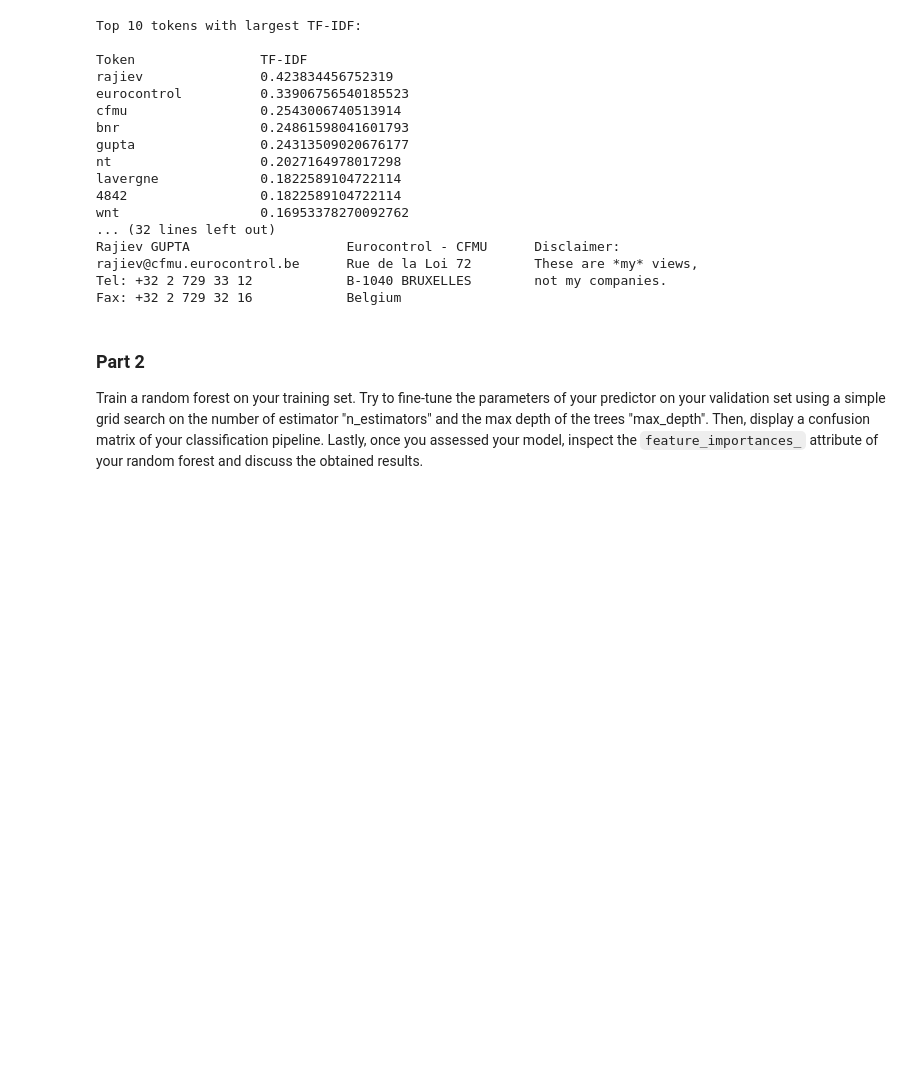
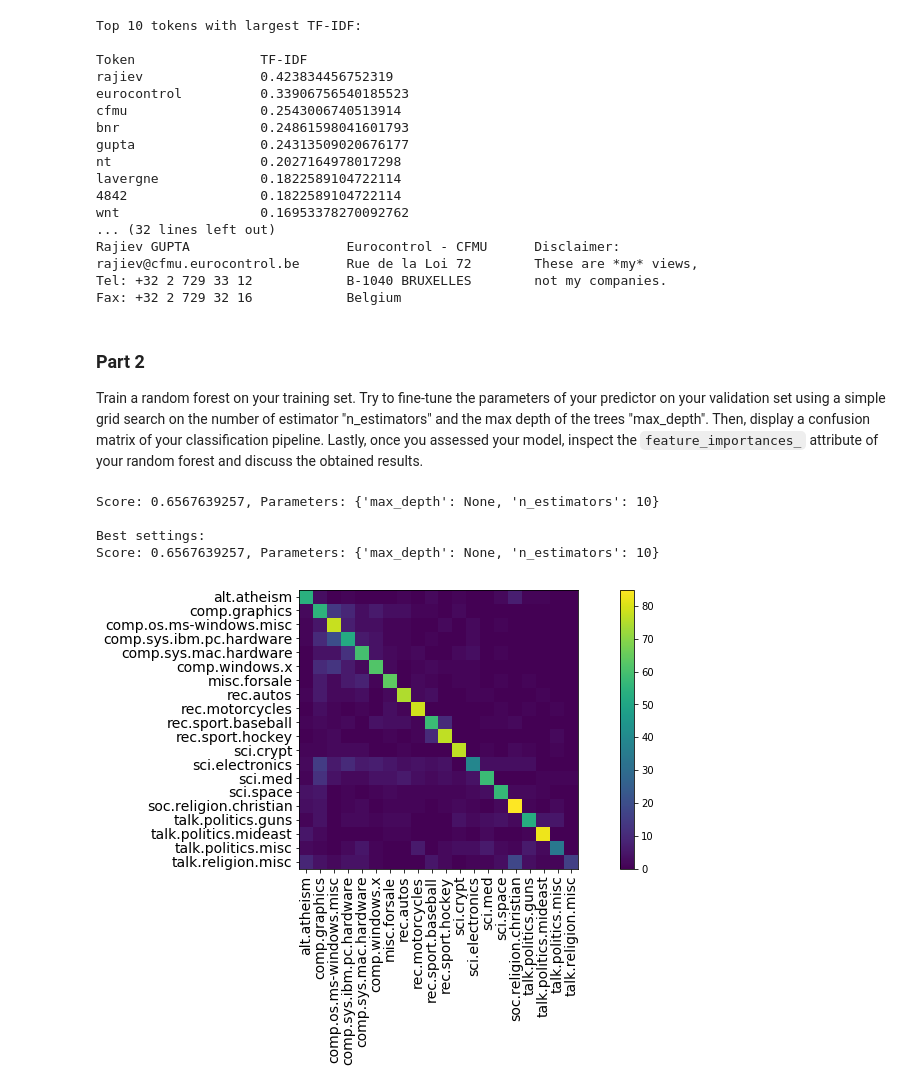
Before and after one commit to justcho5/ADA, a Jupyter notebook: 04 - Applied ML/Homework04.ipynb, the cells around one changed output. Drawn from its saved outputs; the diff is of its cells as text; code cells hidden in the pictures; blank space fills up the shorter version.

```diff
--- a/04 - Applied ML/Homework04.ipynb
+++ b/04 - Applied ML/Homework04.ipynb
@@ -360,0 +365,28 @@ Train a random forest on your training set. Try to fine-tune the parameters of y
+# %%
+# Values of parameters to test
+params_grid = {"n_estimators" : [10],
+              "max_depth" : [None]}
+
+# Initialize classifier and varibles to store the results
+rfc = RandomForestClassifier()
+best_score, best_params = 0, None
+
+# Use ParameterGrid() to create all combinations of settings
+for kwarg in ParameterGrid(params_grid):
+    rfc.set_params(**kwarg)
+    rfc.fit(X_train_counts, train.Label)
+    predicted = rfc.predict(X_valid_counts)
+    score = accuracy_score(valid.Label, predicted)
+
+    # Keep the best setting
+    if(score>best_score):
+        best_score, best_params = score, kwarg
+    print('Score: {:.10f}, Parameters: {}'.format(score, kwarg))
+
+print('\nBest settings:')
+print('Score: {:.10f}, Parameters: {}'.format(best_score, best_params))
+# %% [output]
+Score: 0.6567639257, Parameters: {'max_depth': None, 'n_estimators': 10}
+
+Best settings:
+Score: 0.6567639257, Parameters: {'max_depth': None, 'n_estimators': 10}
@@ -360,0 +397,21 @@ Train a random forest on your training set. Try to fine-tune the parameters of y
+# %%
+# Create a classifier with parameters obtained from grid search
+rfc = RandomForestClassifier(**best_params)
+
+# Train on the union of train and valid set
+rfc.fit(vstack([X_train_counts, X_valid_counts]),
+        pd.concat([train.Label, valid.Label]))
+
+# Predict on test set
+predicted = rfc.predict(X_test_counts)
+# %%
+# Plot confusion matrix
+cm = confusion_matrix(test.Label, predicted)
+ax = plt.matshow(cm)
+plt.gcf().set_size_inches((15,5))
+plt.xticks(range(20), twenty_news.target_names, rotation=90, fontsize=14)
+plt.yticks(range(20), twenty_news.target_names, fontsize=14)
+plt.gca().xaxis.set_ticks_position('bottom')
+_=plt.colorbar()
+# %% [output]
+[figure, added]
```
Also changed, not shown: parts of 2 cells of this notebook.
